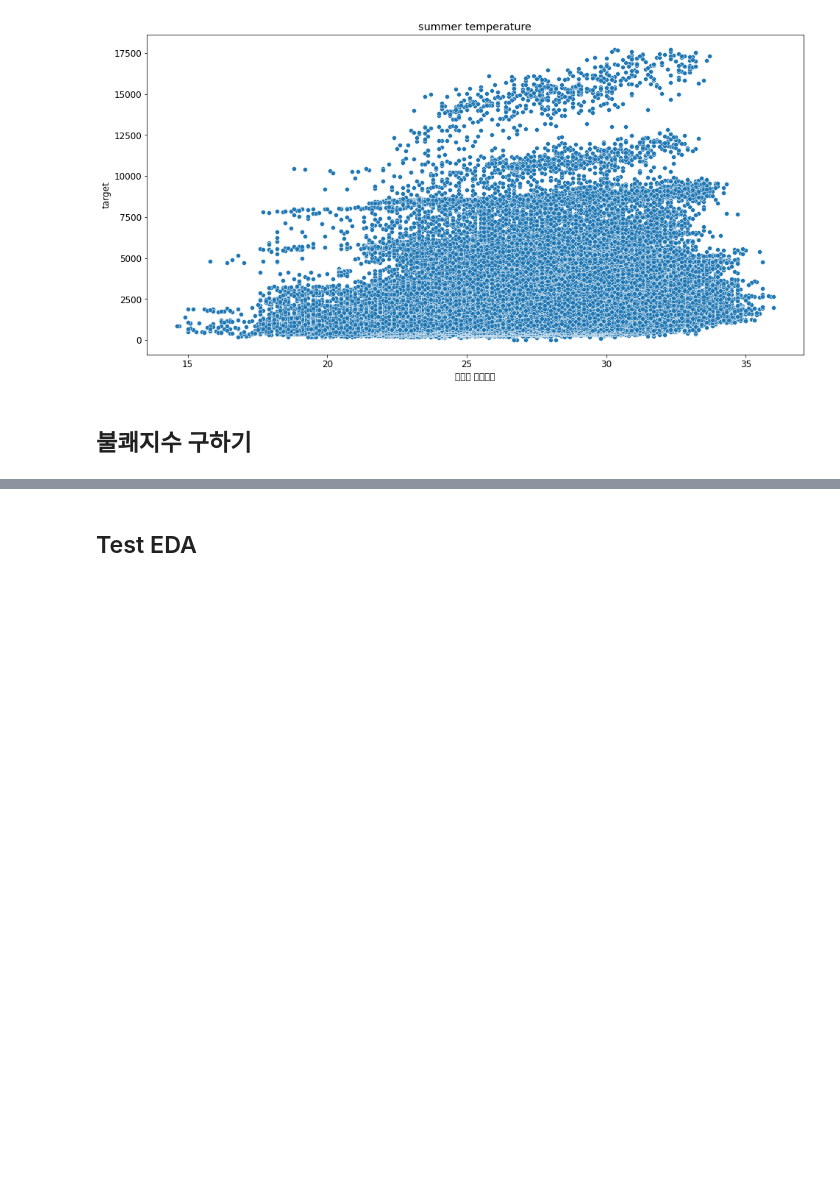
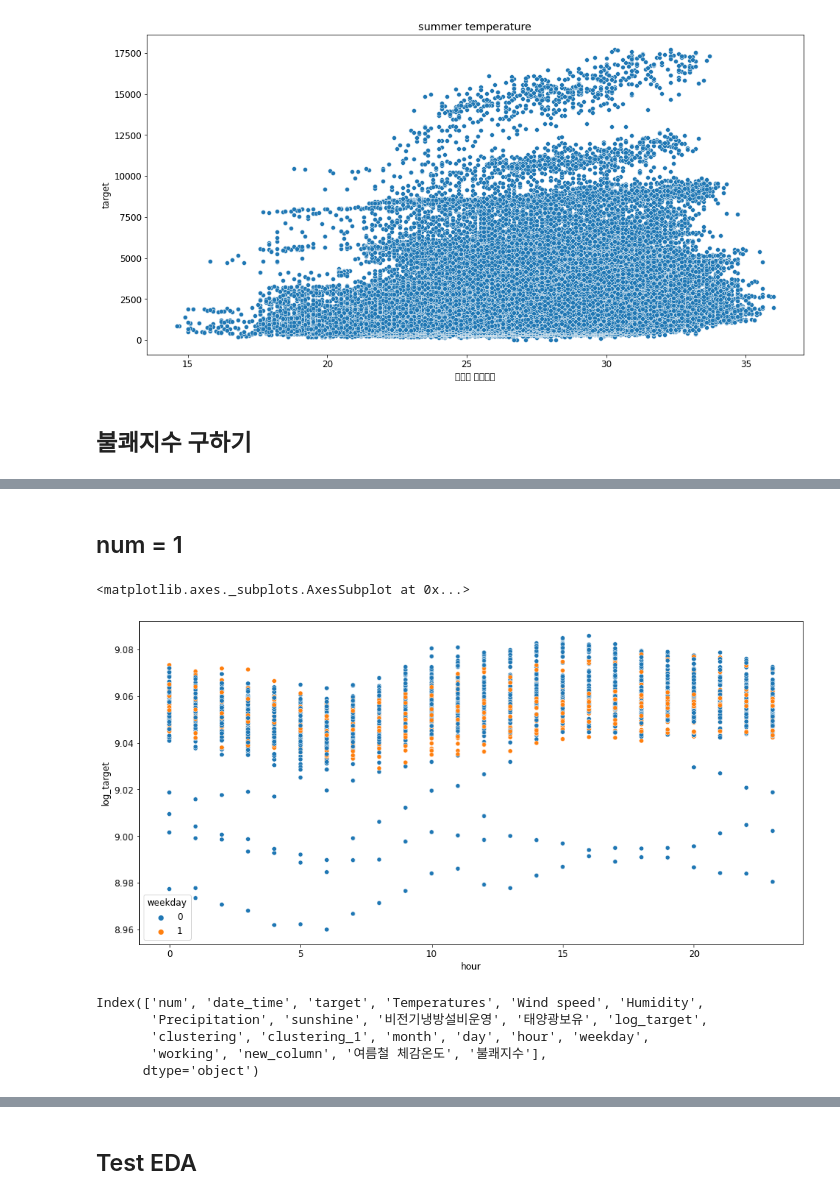
Before and after one commit to qkrwjdduf159/-, a Jupyter notebook: 데이콘/전력사용량 예측 AI 경진대회/전력 사용량 예측EDA.ipynb, the cells around one changed output, grey strips where cells are left out. Cells and saved outputs as stored; diff of their text form; code cells hidden in the pictures; blank space fills up the shorter version.

```diff
--- a/데이콘/전력사용량 예측 AI 경진대회/전력 사용량 예측EDA.ipynb
+++ b/데이콘/전력사용량 예측 AI 경진대회/전력 사용량 예측EDA.ipynb
@@ -597,3 +597,21 @@ def 불쾌지수구하기(df = None):
 
 train=불쾌지수구하기(train)
 test = 불쾌지수구하기(test)
+# %% [markdown]
+## num = 1
+# %%
+num1 = train[train['num'] == 1]
+# %%
+# num1의 데이터는 시간과 상관없는 데이터 입니다.
+sns.scatterplot(data = num1, x = 'hour', y = 'log_target', hue = 'weekday')
+# %% [output]
+<matplotlib.axes._subplots.AxesSubplot at 0x...>
+[figure, added]
+# %%
+train.columns
+# %% [output]
+Index(['num', 'date_time', 'target', 'Temperatures', 'Wind speed', 'Humidity',
+       'Precipitation', 'sunshine', '비전기냉방설비운영', '태양광보유', 'log_target',
+       'clustering', 'clustering_1', 'month', 'day', 'hour', 'weekday',
+       'working', 'new_column', '여름철 체감온도', '불쾌지수'],
+      dtype='object')
```
Also changed, not shown: parts of 18 cells of this notebook.
